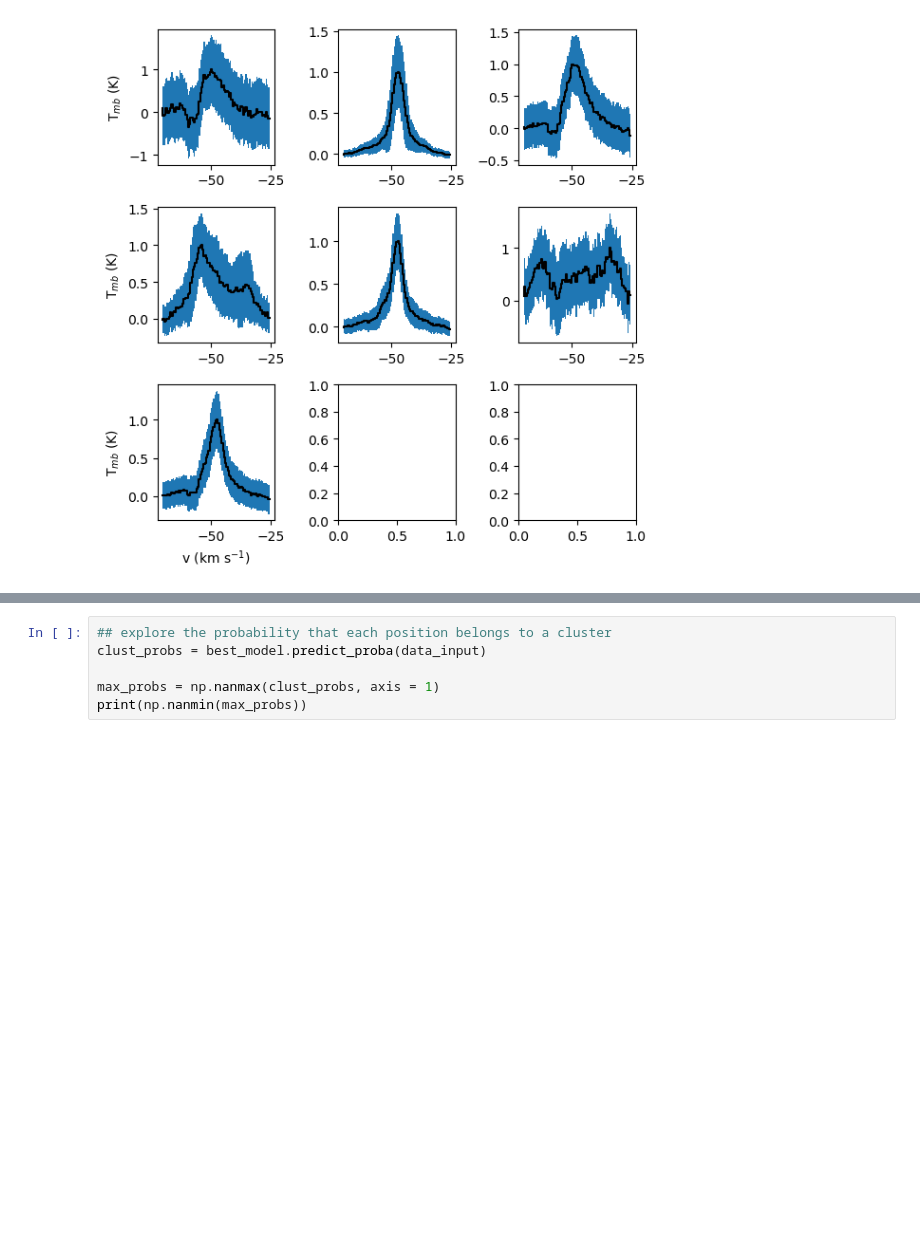
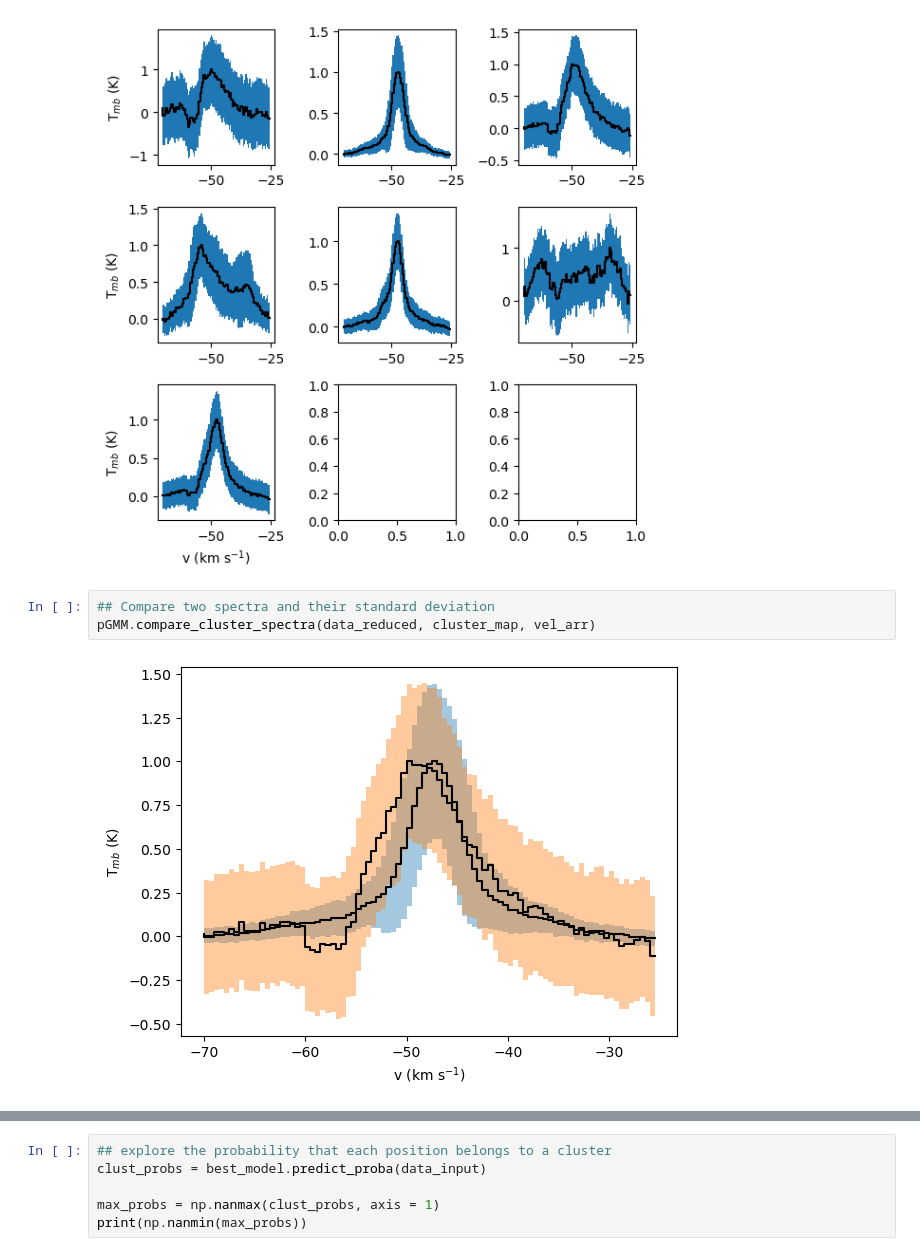
Before and after one commit to lmlb-astro/GMM, a Jupyter notebook: analyze_best_model.ipynb, the cells around one changed output, grey strips where cells are left out. Drawn from its saved outputs; the diff is of its cells as text; blank space fills up the shorter version.

```diff
--- a/analyze_best_model.ipynb
+++ b/analyze_best_model.ipynb
@@ -134,3 +146,8 @@ The routine is currently plotting cluster 4
 The routine is currently plotting cluster 5
 The routine is currently plotting cluster 6
 [figure]
+# %%
+## Compare two spectra and their standard deviation
+pGMM.compare_cluster_spectra(data_reduced, cluster_map, vel_arr)
+# %% [output]
+[figure, added]
```
Also changed, not shown: parts of 5 cells of this notebook, 1 other file.
